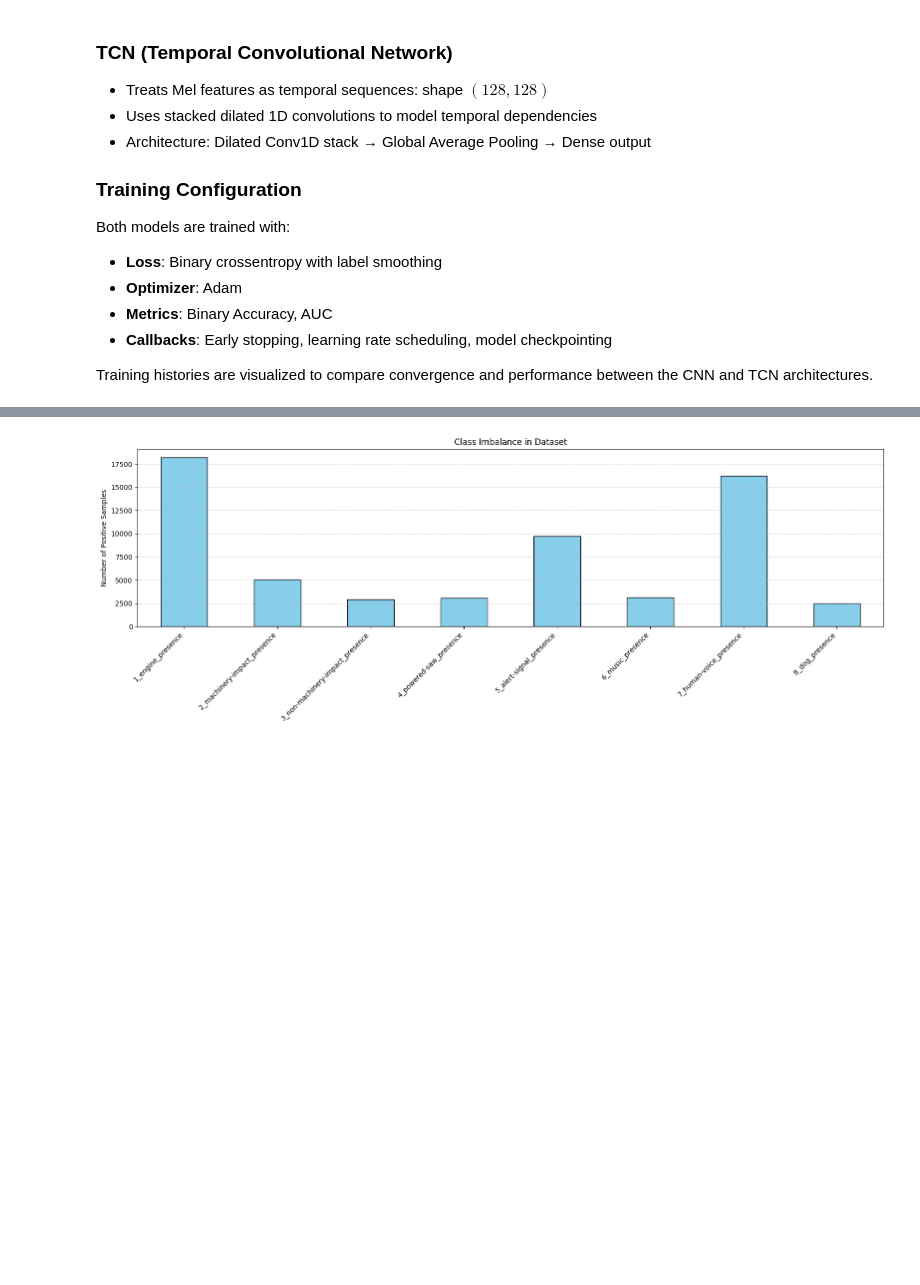
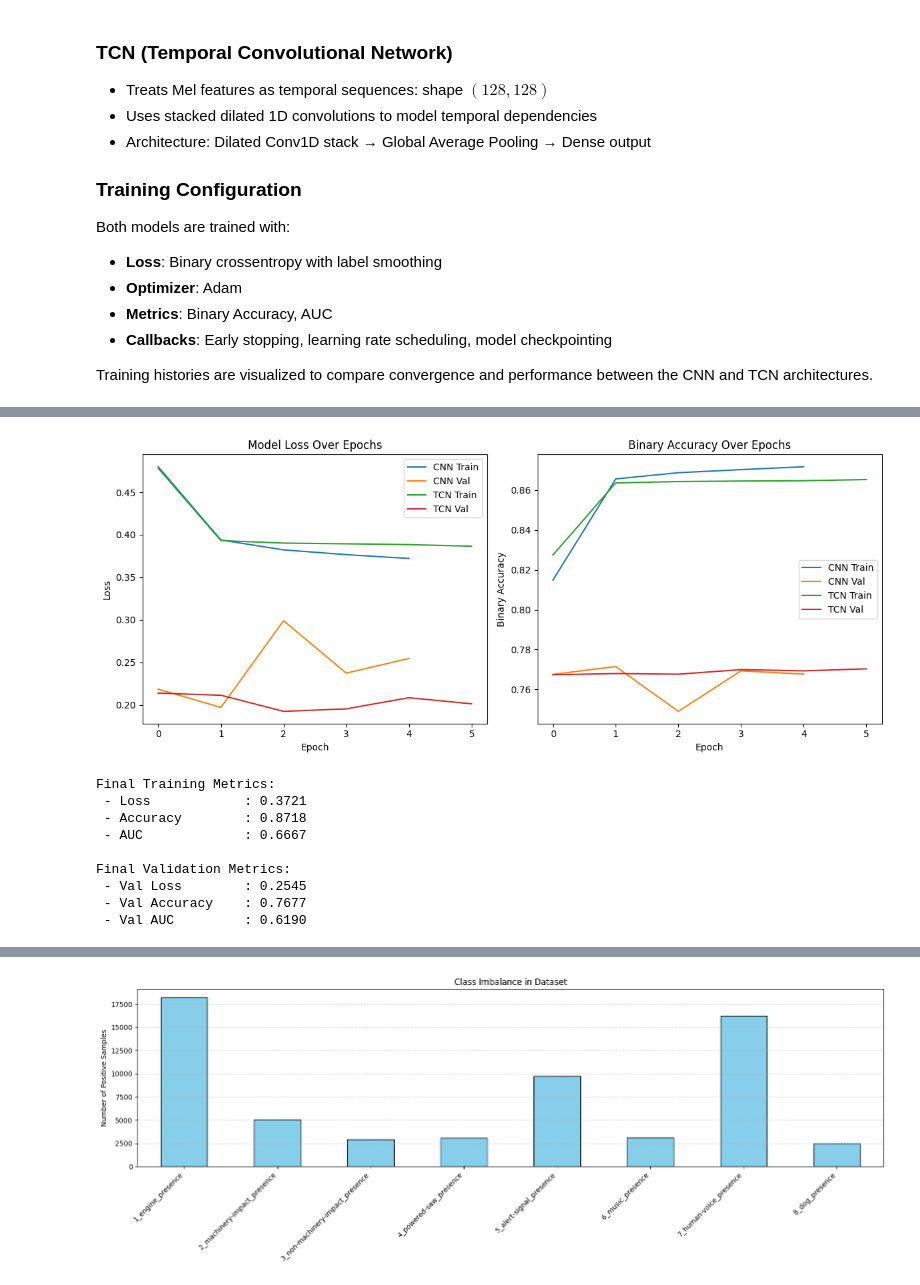
Before and after one commit to calanuzao/noise-bliss, a Jupyter notebook: pipeline.ipynb, the cells around one changed output, grey strips where cells are left out. Cells and saved outputs as stored; diff of their text form; code cells hidden in the pictures; blank space fills up the shorter version.

```diff
--- a/pipeline.ipynb
+++ b/pipeline.ipynb
@@ -395,9 +342,6 @@ Both models are trained with:
 Training histories are visualized to compare convergence and performance between the CNN and TCN architectures.
 # %%
 """ MODEL IMPORTS AND TRAINING SETUP """
-
-# Import model architectures and training functions
-from classification import cnn_model, tcn_model, train_model, compile_model
 
 # Define input shapes for the models
 cnn_input_shape = (128, 128, 1)  # CNN expects spectrogram input: height x width x channels
@@ -407,12 +351,12 @@ tcn_input_shape = (128, 128)     # TCN expects sequential input: time steps x fe
 num_classes = len(dataset.label_taxonomy)
 
 # Build and compile the CNN model
-cnn = cnn_model(cnn_input_shape, num_classes)
-cnn = compile_model(cnn)
+cnn = c.cnn_model(cnn_input_shape, num_classes)
+cnn = c.compile_model(cnn)
 
 # Build and compile the TCN model
-tcn = tcn_model(tcn_input_shape, num_classes)
-tcn = compile_model(tcn)
+tcn = c.tcn_model(tcn_input_shape, num_classes)
+tcn = c.compile_model(tcn)
 
-cnn_history = train_model(cnn, train_data, val_data)    # Train the CNN model
-tcn_history = train_model(tcn, train_data, val_data)    # Train the TCN model
+cnn_history = c.train_model(cnn, train_data, val_data)    # Train the CNN model
+tcn_history = c.train_model(tcn, train_data, val_data)    # Train the TCN model
@@ -419,32 +383,28 @@ tcn_history = train_model(tcn, train_data, val_data)    # Train the TCN model
 # %%
 """ PLOT TRAINING METRICS FOR CNN AND TCN """
 
-# Set overall figure size
-plt.figure(figsize=(12, 5))
+u.plot_cnn_tcn_training_curves(cnn_history, tcn_history)
 
-# Plot Loss curves
-plt.subplot(1, 2, 1)
-plt.plot(cnn_history.history['loss'], label='CNN Train')
-plt.plot(cnn_history.history['val_loss'], label='CNN Val')
-plt.plot(tcn_history.history['loss'], label='TCN Train')
-plt.plot(tcn_history.history['val_loss'], label='TCN Val')
-plt.title('Model Loss Over Epochs')
-plt.xlabel('Epoch')
-plt.ylabel('Loss')
-plt.legend()
+final_epoch = len(cnn_history.history['loss']) - 1
 
-# Plot Binary Accuracy curves
-plt.subplot(1, 2, 2)
-plt.plot(cnn_history.history['binary_accuracy'], label='CNN Train')
-plt.plot(cnn_history.history['val_binary_accuracy'], label='CNN Val')
-plt.plot(tcn_history.history['binary_accuracy'], label='TCN Train')
-plt.plot(tcn_history.history['val_binary_accuracy'], label='TCN Val')
-plt.title('Binary Accuracy Over Epochs')
-plt.xlabel('Epoch')
-plt.ylabel('Binary Accuracy')
-plt.legend()
+print("\nFinal Training Metrics:")
+print(f" - Loss            : {cnn_history.history['loss'][final_epoch]:.4f}")
+print(f" - Accuracy        : {cnn_history.history['binary_accuracy'][final_epoch]:.4f}")
+print(f" - AUC             : {cnn_history.history['auc'][final_epoch]:.4f}")
 
-# Adjust subplot spacing and show plots
-plt.tight_layout()
-plt.show()
+print("\nFinal Validation Metrics:")
+print(f" - Val Loss        : {cnn_history.history['val_loss'][final_epoch]:.4f}")
+print(f" - Val Accuracy    : {cnn_history.history['val_binary_accuracy'][final_epoch]:.4f}")
+print(f" - Val AUC         : {cnn_history.history['val_auc'][final_epoch]:.4f}")
+# %% [output]
+[figure, added]
+Final Training Metrics:
+ - Loss            : 0.3721
+ - Accuracy        : 0.8718
+ - AUC             : 0.6667
+
+Final Validation Metrics:
+ - Val Loss        : 0.2545
+ - Val Accuracy    : 0.7677
+ - Val AUC         : 0.6190
 # %% [markdown]
```
Also changed, not shown: parts of 33 cells of this notebook, 5 other files.
